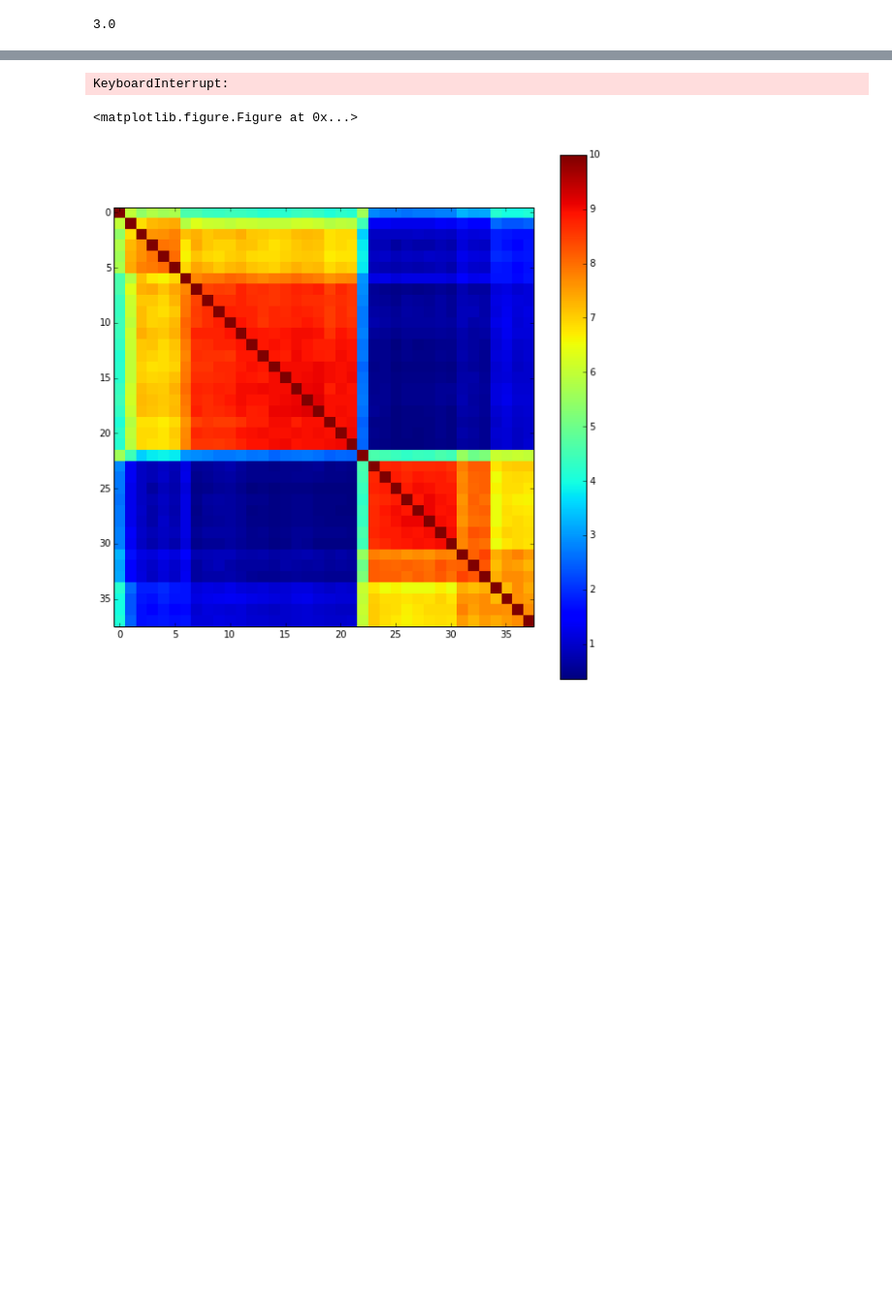
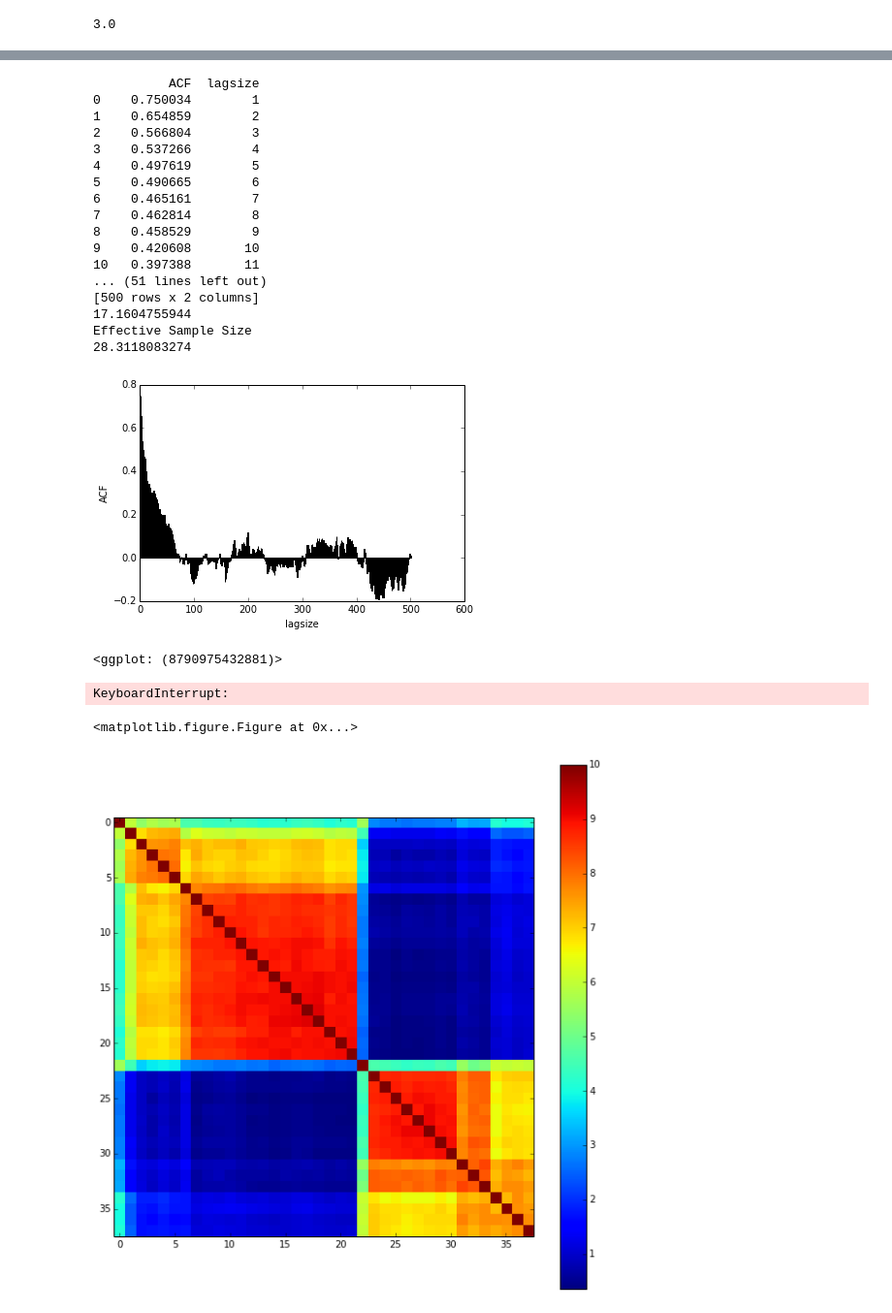
Before and after one commit to ap728/ppl-hormones, a Jupyter notebook: src/main.ipynb, the cells around one changed output, grey strips where cells are left out. Shown at 97% size. Cells and saved outputs as stored; diff of their text form; code cells hidden in the pictures; blank space fills up the shorter version.

```diff
--- a/src/main.ipynb
+++ b/src/main.ipynb
@@ -419,3 +417,60 @@ posterior falling above 0
+# %%
+# Autocorrelation
+
+ACF = []
+for lag in range(1,501):
+    result = []
+    for row in range(lag,1000):
+        result.append(df.ix[row,"Beta_posterior"])
+    original = samples[:-lag]
+    ACF.append(sp.stats.pearsonr(original,result))
+
+# Returns a list of tuples of ACF values for lags in range
+
+ACF = [x[0] for x in ACF]
+
+s0 = pd.Series(ACF, name='ACF')
+
+lagsize = range(1,501)
+s1 = pd.Series(range(1,501), name='lagsize')
+
+newdf = pd.DataFrame(s0, columns=["ACF"])
+newdf['lagsize'] = s1
+
+print(newdf)
+
+# Effective sample size
+last_k =[ n for n,i in enumerate(ACF) if i<0.05 ][0]
+ACF_k = ACF[0:last_k]
+print('Effective Sample Size')
+print(1000/(1+(2*sum(ACF_k))))
+
+
+
+x = ggplot.ggplot(ggplot.aes(x='lagsize', y='ACF'), data=newdf)
+x = (x + ggplot.geom_bar(stat="bar")+ggplot.theme_matplotlib())
+
+print(x)
+# %% [output]
+          ACF  lagsize
+0    0.750034        1
+1    0.654859        2
+2    0.566804        3
+3    0.537266        4
+4    0.497619        5
+5    0.490665        6
+6    0.465161        7
+7    0.462814        8
+8    0.458529        9
+9    0.420608       10
+10   0.397388       11
+... (51 lines left out)
+[500 rows x 2 columns]
+17.1604755944
+Effective Sample Size
+28.3118083274
+[figure, added]
+<ggplot: (8790975432881)>
 # %%
 # Sample cluster assignments - make a list of all the assignments for each sample
 
```
Also changed, not shown: parts of 8 cells of this notebook.
